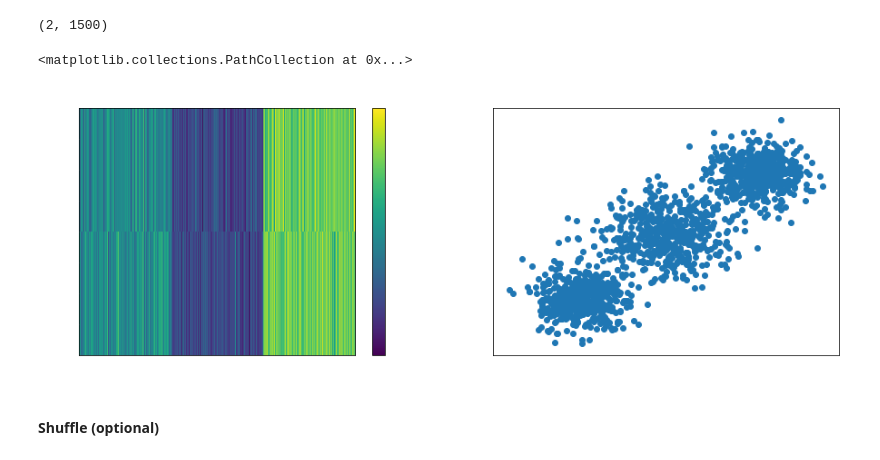
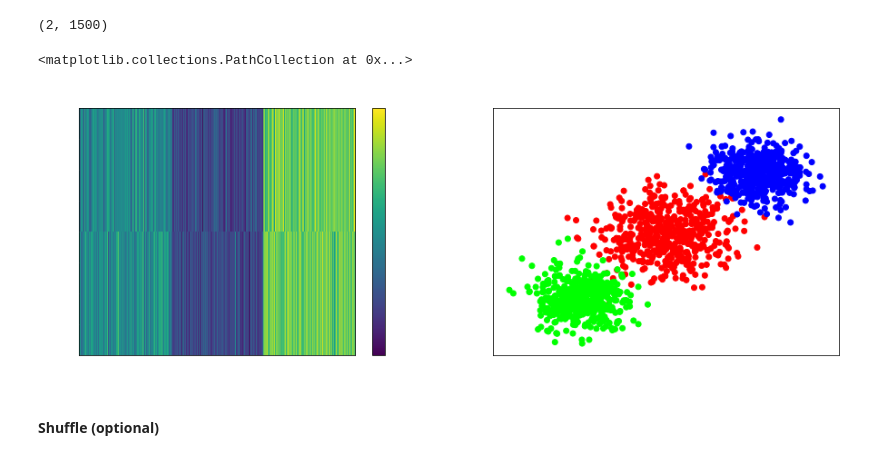
Before and after one commit to mizvol/miniESN, a Jupyter notebook: Synthetic.ipynb, the cells around one changed output. Cells and saved outputs as stored; diff of their text form; code cells hidden in the pictures.

Commit message:
Colored scatter plot according to labels

```diff
--- a/Synthetic.ipynb
+++ b/Synthetic.ipynb
@@ -30,26 +30,26 @@ data = np.concatenate((x1, x2, x3), axis=1)
 data.shape
 # %% [output]
 (2, 1500)
-# %%
-figure(figsize=(15,5))
-subplot(1, 2, 1)
-imshow(data, aspect='auto')
-title("Generated synthetic data (image view)")
-colorbar()
-
-## only for 2D datasets
-subplot(1, 2, 2)
-title("Generated synthetic data (scatterplot view)")
-scatter(data[0], data[1])
-# %% [output]
-<matplotlib.collections.PathCollection at 0x...>
-[figure, removed]
 # %%
 # prepare labels
 Y_train = np.zeros(shape=(num_classes, num_classes * num_samples))
 for i in range(num_classes):
     Y_train[i, i * num_samples:(i + 1) * num_samples] = 1
 Y_train = np.transpose(Y_train)
+# %%
+figure(figsize=(15,5))
+subplot(1, 2, 1)
+imshow(data, aspect='auto')
+title("Generated synthetic data (image view)")
+colorbar()
+
+## only for 2D datasets
+subplot(1, 2, 2)
+title("Generated synthetic data (scatterplot view)")
+scatter(data[0], data[1], c=Y_train)
+# %% [output]
+<matplotlib.collections.PathCollection at 0x...>
+[figure, added]
 # %% [markdown]
 #### Shuffle (optional)
 # %%
```
Also changed, not shown: parts of 1 cell of this notebook.
